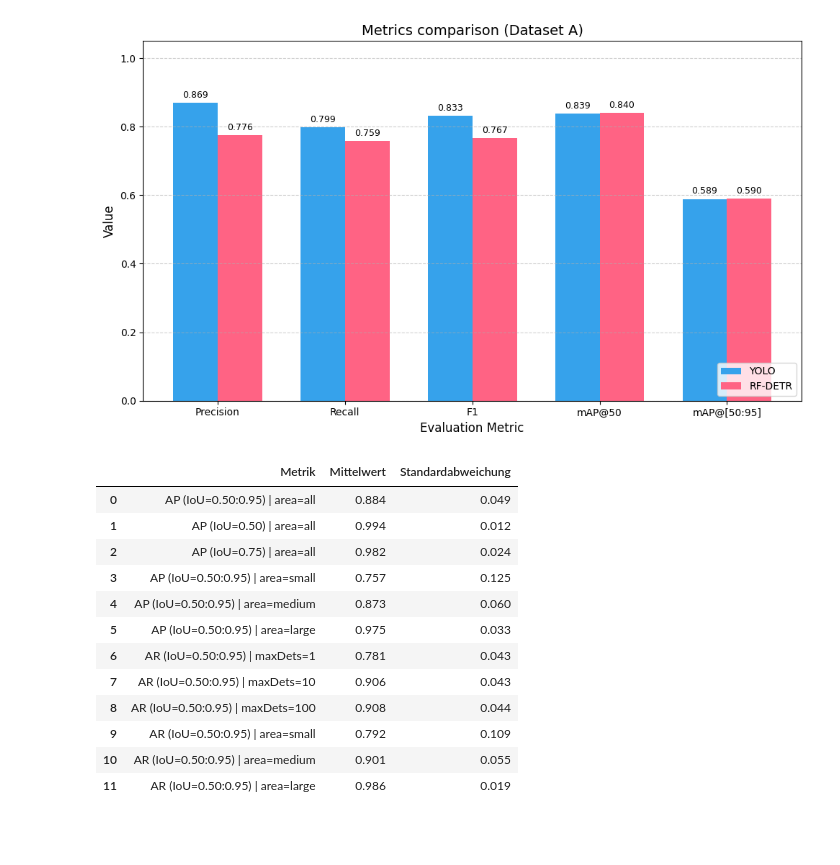
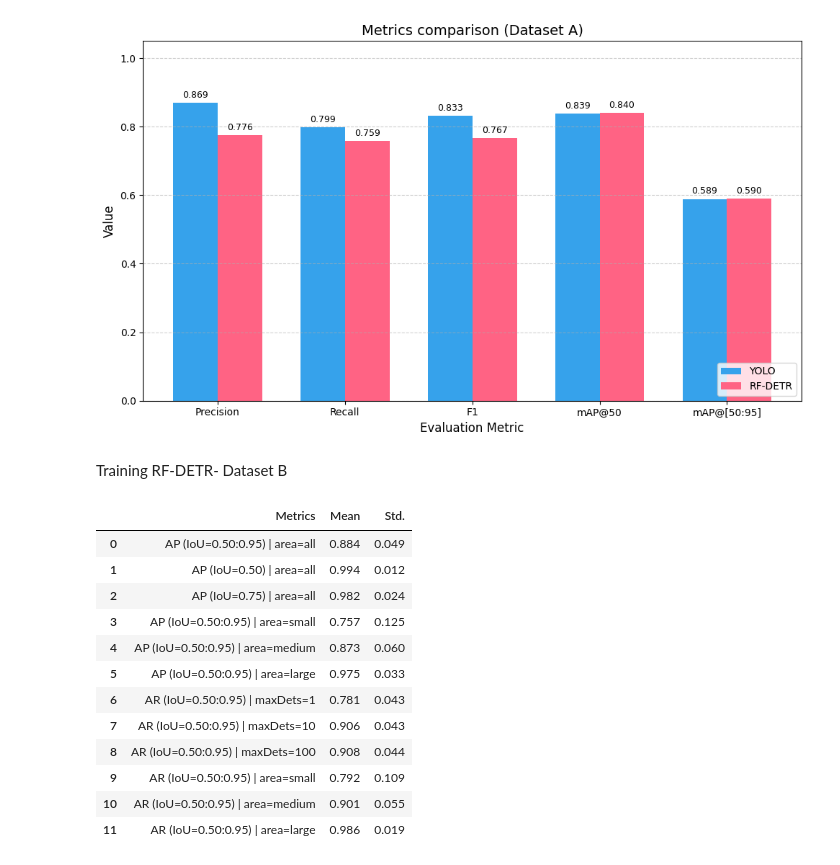
Before and after one commit to kekslol24/Glass-Defect-Detection-Evaluating-Object-Detection-Models, a Jupyter notebook: Coding/Model_Code/resultsplotting.ipynb, the cells around one changed output. Saved outputs shown, nothing was run; the diff lists cells and outputs as text; code cells hidden in the pictures; blank space fills up the shorter version.

```diff
--- a/Coding/Model_Code/resultsplotting.ipynb
+++ b/Coding/Model_Code/resultsplotting.ipynb
@@ -271,3 +193,5 @@ fold_five = {
+# %% [markdown]
+Training RF-DETR- Dataset B
 # %%
 import numpy as np
 import pandas as pd
@@ -292,37 +216,37 @@ metric_names = [
 
 # 2. Daten als Listen definieren
 # Ich habe die Werte aus deinem Text extrahiert. Listen behalten die Reihenfolge.
 fold_1 = [0.797, 1.000, 0.941, 0.647, 0.759, 0.911, 0.710, 0.832, 0.832, 0.700, 0.796, 0.950]
 fold_2 = [0.863, 0.970, 0.970, 0.567, 0.870, 1.000, 0.772, 0.882, 0.885, 0.625, 0.897, 1.000]
 fold_3 = [0.915, 1.000, 1.000, 0.855, 0.898, 0.972, 0.835, 0.938, 0.943, 0.900, 0.929, 0.990]
 fold_4 = [0.931, 1.000, 1.000, 0.852, 0.919, 0.990, 0.813, 0.941, 0.944, 0.860, 0.942, 0.990]
 fold_5 = [0.916, 1.000, 1.000, 0.864, 0.921, 1.000, 0.777, 0.935, 0.935, 0.875, 0.940, 1.000]
 
 # Alle Folds in eine Matrix packen (5 Zeilen, 12 Spalten)
 all_folds = np.array([fold_1, fold_2, fold_3, fold_4, fold_5])
 
 # 3. Berechnungen durchführen
 # axis=0 bedeutet, wir berechnen den Durchschnitt "von oben nach unten" durch die Folds
 means = np.mean(all_folds, axis=0)
 stds = np.std(all_folds, axis=0)
 
 # 4. Ergebnis schön darstellen
 # Wir erstellen ein DataFrame für eine saubere Tabelle
 df_results = pd.DataFrame({
-    'Metrik': metric_names,
-    'Mittelwert': means,
-    'Standardabweichung': stds
+    'Metrics': metric_names,
+    'Mean': means,
+    'Std.': stds
 })
 
 # Formatierung auf 3 Nachkommastellen
 pd.options.display.float_format = '{:.3f}'.format
 
 df_results
 
 # Optional: Als CSV speichern
 # df_results.to_csv("model_results_summary.csv", index=False)
 # %% [output]
-|  | Metrik | Mittelwert | Standardabweichung |
+|  | Metrics | Mean | Std. |
 | 0 | AP (IoU=0.50:0.95) | area=all | 0.884 | 0.049 |
 | 1 | AP (IoU=0.50) | area=all | 0.994 | 0.012 |
 | 2 | AP (IoU=0.75) | area=all | 0.982 | 0.024 |
```
Also changed, not shown: parts of 8 cells of this notebook, 18 other files.
